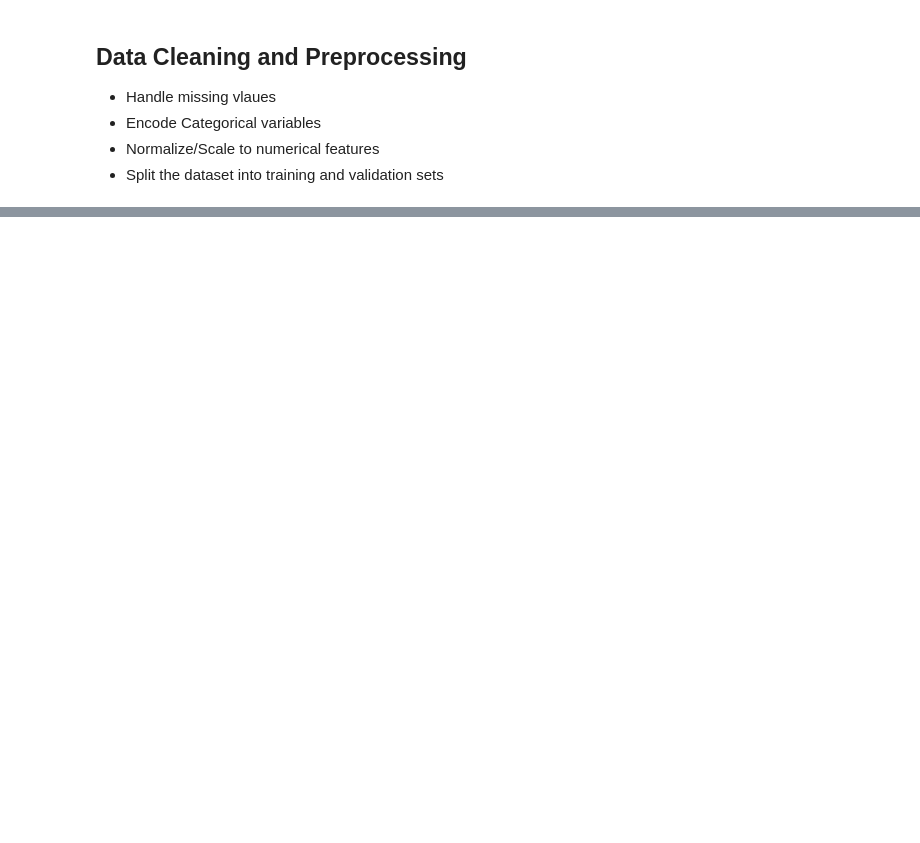
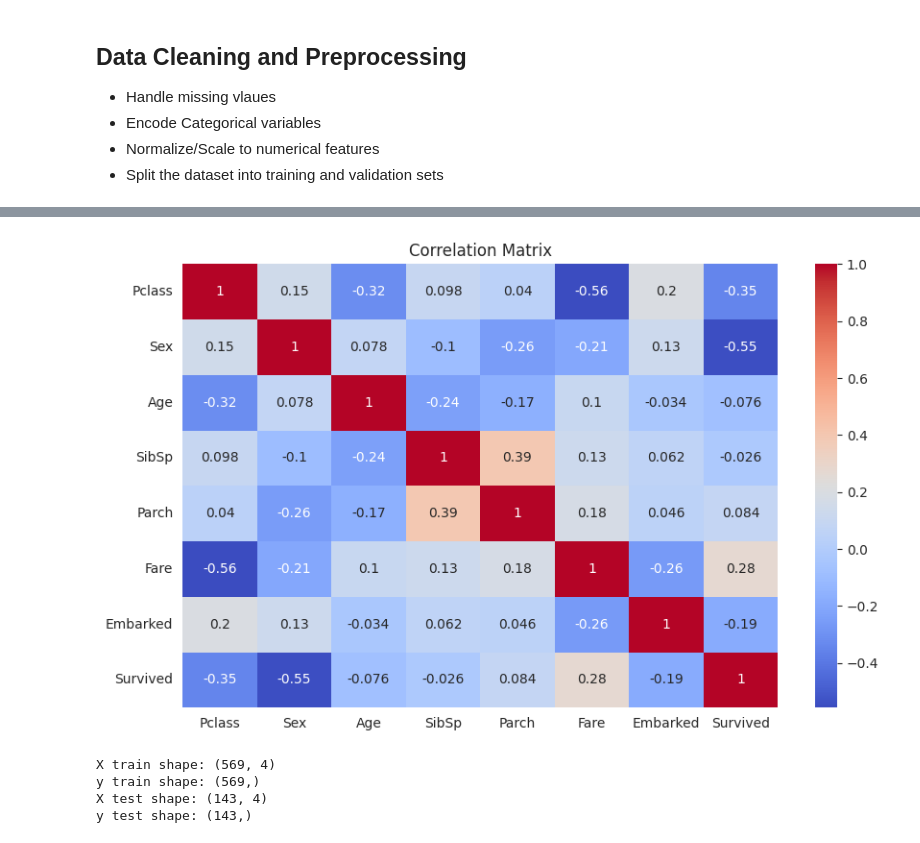
Before and after one commit to brem-21/Titanic, a Jupyter notebook: Untitled90.ipynb, the cells around one changed output, grey strips where cells are left out. Drawn from its saved outputs; the diff is of its cells as text; code cells hidden in the pictures; blank space fills up the shorter version.

```diff
--- a/Untitled90.ipynb
+++ b/Untitled90.ipynb
@@ -130,0 +240,9 @@ plt.show()
+# %%
+# Handling missing values for Embarked column
+titanic_data['Embarked'] = titanic_data['Embarked'].fillna(titanic_data['Embarked'].mode()[0])
+
+# Handling missing values for Age column
+titanic_data['Age'] = titanic_data['Age'].fillna(titanic_data['Age'].mean())
+
+# Handling missing values for Cabin column
+titanic_data['Cabin'] = titanic_data['Cabin'].fillna(titanic_data['Cabin'].mode()[0])
@@ -130,0 +370,9 @@ plt.show()
+# %%
+# Importing the encoder to encode the binary categorical varibales
+from sklearn.preprocessing import LabelEncoder, StandardScaler
+
+columns_to_encode = ['Pclass', 'Sex', 'Embarked', 'Survived']
+label_encoder = LabelEncoder()
+
+for column in columns_to_encode:
+    titanic_data[column] = label_encoder.fit_transform(titanic_data[column])
@@ -130,0 +389,3 @@ plt.show()
+# %%
+# Removing Irrelevant columns
+titanic_data = titanic_data.drop(columns=['PassengerId', 'Name', 'Ticket', 'Cabin'])
@@ -130,0 +450,22 @@ plt.show()
+# %%
+plt.figure(figsize=(10, 6))
+sns.heatmap(titanic_data.corr(), annot=True, cmap='coolwarm')
+plt.title("Correlation Matrix")
+plt.show()
+# %% [output]
+[figure, added]
+# %%
+from sklearn.model_selection import train_test_split
+
+# Splitting the data into training and validation sets
+X_train, X_test, y_train, y_test = train_test_split(X_selected_mutual_info, y, test_size=0.2, random_state=42)
+
+print(f"X train shape: {X_train.shape}")
+print(f"y train shape: {y_train.shape}")
+print(f"X test shape: {X_test.shape}")
+print(f"y test shape: {y_test.shape}")
+# %% [output]
+X train shape: (569, 4)
+y train shape: (569,)
+X test shape: (143, 4)
+y test shape: (143,)
```
Also changed, not shown: parts of 28 cells of this notebook.
